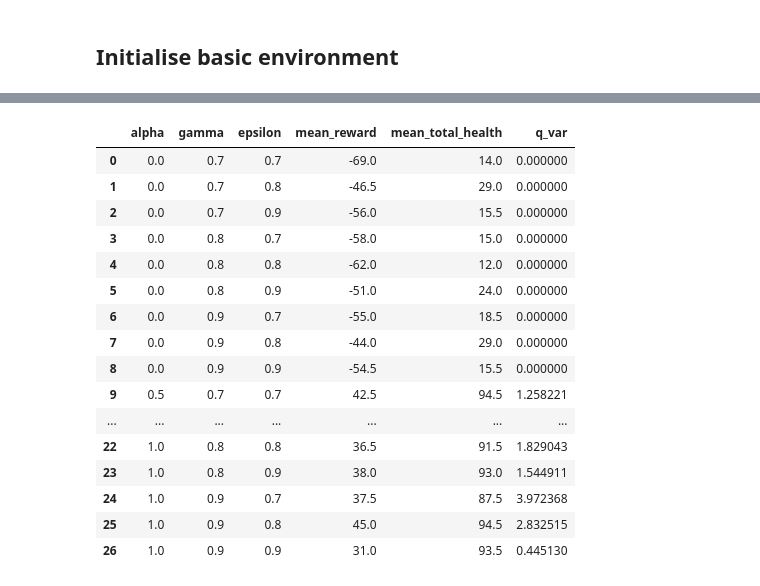
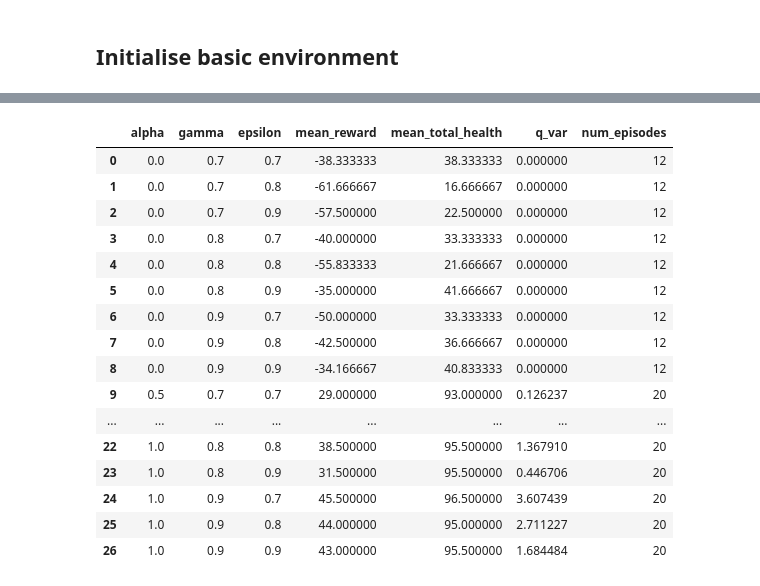
Before and after one commit to SL477/DRL-coursework, a Jupyter notebook: notebook.ipynb, the cells around one changed output, grey strips where cells are left out. Cells and saved outputs as stored; diff of their text form; code cells hidden in the pictures.

```diff
--- a/notebook.ipynb
+++ b/notebook.ipynb
@@ -57,7 +57,9 @@ plt.show()
 # %% [markdown]
 ## Initialise basic environment
 # %%
-def run_q_learning_basic(alpha: float, gamma: float, epsilon: float, num_episodes: int, show_stats=True, base_map=basic_map(), S=states(basic_map()), goal_state=10, rmat=r_matrix(basic_map())) -> dict:
+def run_q_learning_basic(alpha: float, gamma: float, epsilon: float, num_episodes: int,
+    show_stats=True, base_map=basic_map(), S=states(basic_map()), goal_state=10,
+    rmat=r_matrix(basic_map()), convergence_check_episodes=10, convergence_threshold=0.01) -> dict:
     """Here we run an episode of Q-learning for the learner
     heavily influenced by Lab 4 code
 
@@ -152,6 +154,11 @@ def run_q_learning_basic(alpha: float, gamma: float, epsilon: float, num_episode
         stats['total_health'].append(total_health)
         stats['q_var'].append(Q.var())
 
+        # Early stopping
+        # if Q's variance has stayed the same for 10 episodes then assume it has converged
+        if episode > convergence_check_episodes and np.var(stats['q_var'][-1 * convergence_check_episodes:]) < convergence_threshold:
+            break
+
     if show_stats:
         #print(f"End of episode {episode} Q matrix:\n{Q.round(1)}")
         display(pd.DataFrame(Q.round(1)))
@@ -165,7 +172,8 @@ def run_q_learning_basic(alpha: float, gamma: float, epsilon: float, num_episode
         'epsilon': epsilon,
         'mean_reward': np.mean(stats['total_reward']), # don't cast the types
         'mean_total_health': np.mean(stats['total_health']),
-        'q_var': Q.mean() # don't take the variance of the variance, take the mean
+        'q_var': Q.mean(), # don't take the variance of the variance, take the mean
+        'num_episodes': episode + 1 # The episodes until convergence
     }
 run_q_learning_basic(1, 0.8, 0.9, 1000)
 # %% [output]
@@ -204,14 +213,14 @@ run_q_learning_basic(1, 0.8, 0.9, 1000)
 # %%
 # Grid search
-def run_q_learning_basic_tuple(alpha_gamma_epsilon, num_episodes, base_map=None, S=None, rmat=None):
+def run_q_learning_basic_tuple(alpha_gamma_epsilon, num_episodes, base_map=None, S=None, rmat=None, convergence_check_episodes=10, convergence_threshold=0.01):
     """Run run_q_learning from a tuple for the map call"""
     a, g, e = alpha_gamma_epsilon
-    return run_q_learning_basic(a, g, e, num_episodes=num_episodes, show_stats=False, base_map=base_map, S=S)
+    return run_q_learning_basic(a, g, e, num_episodes=num_episodes, show_stats=False, base_map=base_map, S=S, convergence_check_episodes=convergence_check_episodes, convergence_threshold=convergence_threshold)
 
 alphas = [0.0, 0.5, 1.0]
 gammas = [0.7, 0.8, 0.9]
 epsilons = [0.7, 0.8, 0.9]
-def grid_search(alphas: list, gammas: list, epsilons: list, num_episodes=1000) -> pd.DataFrame:
+def grid_search(alphas: list, gammas: list, epsilons: list, num_episodes=1000, convergence_check_episodes=10, convergence_threshold=0.01) -> pd.DataFrame:
     """Here we loop through all of the alphas, gammas and epsilons for the function and return the concatenated returns from the function"""
     # Build a dictionary to hold the results
     #ret = {
@@ -230,51 +239,51 @@ def grid_search(alphas: list, gammas: list, epsilons: list, num_episodes=1000) -
 
     #for a, g, e in [(a, g, e) for a in alphas for g in gammas for e in epsilons]:
     #    # call the function and then pull out the results
     #    d = fn(a, g, e, num_episodes, show_stats=False)
     #    for k, v in d.items():
     #        ret[k].append(v)
     # use map to parallelise going through the iterations
 
     # create the map
     base_map = basic_map()
 
     # States and actions
     S = states(base_map)
 
     # R matrix
     rmat = r_matrix(base_map)
     # map the key-word arguments to the Q-learning function
-    func = partial(run_q_learning_basic_tuple, num_episodes=num_episodes, base_map=base_map, S=S, rmat=rmat) # from https://stackoverflow.com/questions/13499824/using-map-function-with-keyword-arguments
+    func = partial(run_q_learning_basic_tuple, num_episodes=num_episodes, base_map=base_map, S=S, rmat=rmat, convergence_check_episodes=convergence_check_episodes, convergence_threshold=convergence_threshold) # from https://stackoverflow.com/questions/13499824/using-map-function-with-keyword-arguments
     # map through each iteration of the different combinations
     # using the multiprocessing Pool version cuts the execution time from ~9 mins to ~2 mins
     with Pool() as p: # from https://docs.python.org/3/library/multiprocessing.html#multiprocessing.pool.Pool
         output = list(p.map(
             #lambda x: run_q_learning_basic(x[0], x[1], x[2], num_episodes=num_episodes, show_stats=False),
             func,
             [(a, g, e) for a in alphas for g in gammas for e in epsilons]
         ))
     # convert the results to a dataframe
     #return pd.DataFrame.from_dict(ret)
     return pd.DataFrame(output)
 grid_search(alphas, gammas, epsilons, num_episodes=20)
 # %% [output]
-|  | alpha | gamma | epsilon | mean_reward | mean_total_health | q_var |
-| 0 | 0.0 | 0.7 | 0.7 | -69.0 | 14.0 | 0.000000 |
-| 1 | 0.0 | 0.7 | 0.8 | -46.5 | 29.0 | 0.000000 |
-| 2 | 0.0 | 0.7 | 0.9 | -56.0 | 15.5 | 0.000000 |
-| 3 | 0.0 | 0.8 | 0.7 | -58.0 | 15.0 | 0.000000 |
-| 4 | 0.0 | 0.8 | 0.8 | -62.0 | 12.0 | 0.000000 |
-| 5 | 0.0 | 0.8 | 0.9 | -51.0 | 24.0 | 0.000000 |
-| 6 | 0.0 | 0.9 | 0.7 | -55.0 | 18.5 | 0.000000 |
-| 7 | 0.0 | 0.9 | 0.8 | -44.0 | 29.0 | 0.000000 |
-| 8 | 0.0 | 0.9 | 0.9 | -54.5 | 15.5 | 0.000000 |
-| 9 | 0.5 | 0.7 | 0.7 | 42.5 | 94.5 | 1.258221 |
-| ... | ... | ... | ... | ... | ... | ... |
-| 22 | 1.0 | 0.8 | 0.8 | 36.5 | 91.5 | 1.829043 |
-| 23 | 1.0 | 0.8 | 0.9 | 38.0 | 93.0 | 1.544911 |
-| 24 | 1.0 | 0.9 | 0.7 | 37.5 | 87.5 | 3.972368 |
-| 25 | 1.0 | 0.9 | 0.8 | 45.0 | 94.5 | 2.832515 |
-| 26 | 1.0 | 0.9 | 0.9 | 31.0 | 93.5 | 0.445130 |
+|  | alpha | gamma | epsilon | mean_reward | mean_total_health | q_var | num_episodes |
+| 0 | 0.0 | 0.7 | 0.7 | -38.333333 | 38.333333 | 0.000000 | 12 |
+| 1 | 0.0 | 0.7 | 0.8 | -61.666667 | 16.666667 | 0.000000 | 12 |
+| 2 | 0.0 | 0.7 | 0.9 | -57.500000 | 22.500000 | 0.000000 | 12 |
+| 3 | 0.0 | 0.8 | 0.7 | -40.000000 | 33.333333 | 0.000000 | 12 |
+| 4 | 0.0 | 0.8 | 0.8 | -55.833333 | 21.666667 | 0.000000 | 12 |
+| 5 | 0.0 | 0.8 | 0.9 | -35.000000 | 41.666667 | 0.000000 | 12 |
+| 6 | 0.0 | 0.9 | 0.7 | -50.000000 | 33.333333 | 0.000000 | 12 |
+| 7 | 0.0 | 0.9 | 0.8 | -42.500000 | 36.666667 | 0.000000 | 12 |
+| 8 | 0.0 | 0.9 | 0.9 | -34.166667 | 40.833333 | 0.000000 | 12 |
+| 9 | 0.5 | 0.7 | 0.7 | 29.000000 | 93.000000 | 0.126237 | 20 |
+| ... | ... | ... | ... | ... | ... | ... | ... |
+| 22 | 1.0 | 0.8 | 0.8 | 38.500000 | 95.500000 | 1.367910 | 20 |
+| 23 | 1.0 | 0.8 | 0.9 | 31.500000 | 95.500000 | 0.446706 | 20 |
+| 24 | 1.0 | 0.9 | 0.7 | 45.500000 | 96.500000 | 3.607439 | 20 |
+| 25 | 1.0 | 0.9 | 0.8 | 44.000000 | 95.000000 | 2.711227 | 20 |
+| 26 | 1.0 | 0.9 | 0.9 | 43.000000 | 95.500000 | 1.684484 | 20 |
 # %%
 # Use the grid search to repeatedly run the same values
 df = grid_search([1.,1.,1.], [0.8,0.8,0.8], [0.9,0.9,0.9])
```
Also changed, not shown: parts of 7 cells of this notebook, 6 other files.
